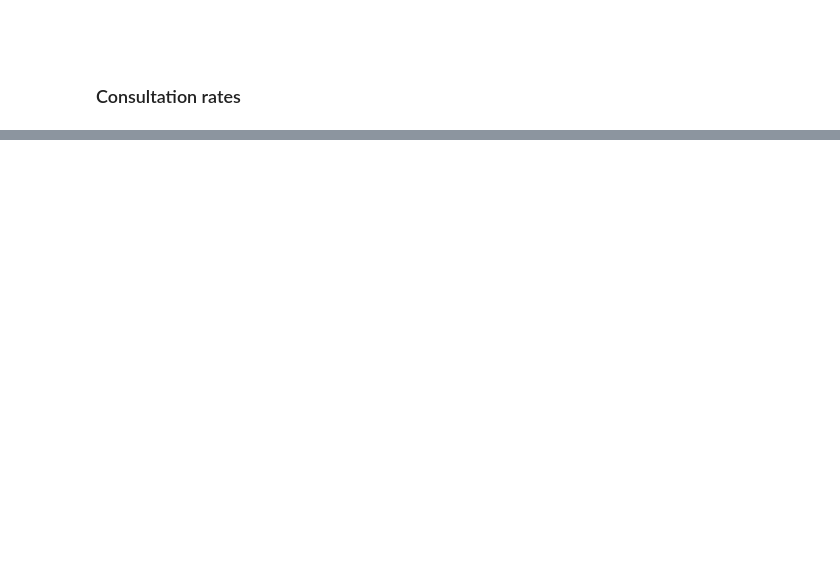
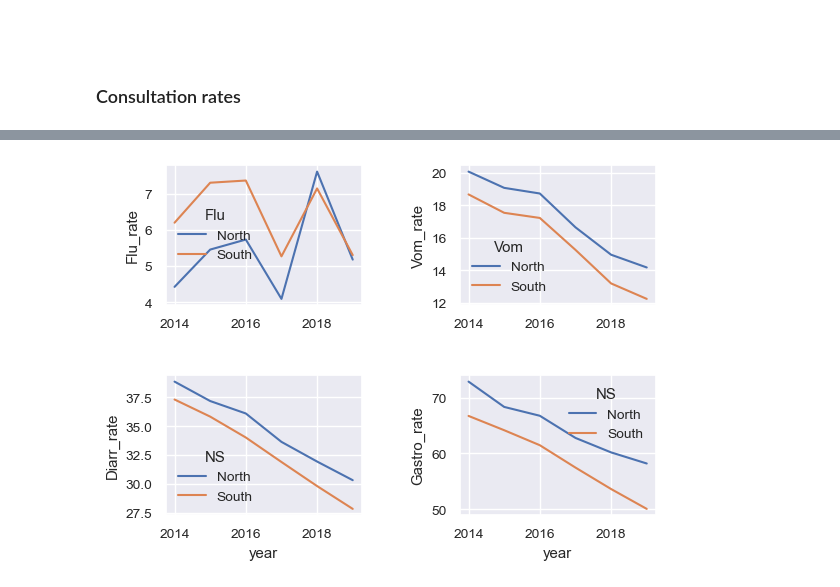
Before and after one commit to premodelling/practitioners, a Jupyter notebook: notebooks/practitioners.ipynb, the cells around one changed output, grey strips where cells are left out. Drawn from its saved outputs; the diff is of its cells as text; code cells hidden in the pictures; blank space fills up the shorter version.

```diff
--- a/notebooks/practitioners.ipynb
+++ b/notebooks/practitioners.ipynb
@@ -7,3 +15,6 @@ import numpy as np
+# %%
+sns.set(font_scale=1)
+az.style.use('arviz-darkgrid')
 # %% [markdown]
 <br>
 <br>
@@ -176,3 +322,7 @@ aggNS
 <br>
 
 ### Consultation rates
+# %%
+classes = ['Flu_OBS', 'Vom_OBS', 'Diarr_OBS', 'Gastro_OBS']
+rates =  100000 * np.true_divide(aggNS[classes], aggNS[['Total']])
+aggNS.loc[:, ['Flu_rate', 'Vom_rate', 'Diarr_rate', 'Gastro_rate']] = rates.to_numpy()
@@ -178,0 +351,3 @@ aggNS
+# %%
+aggNSTable = aggNS.reset_index()
+aggNSTable.head()
@@ -178,0 +361,18 @@ aggNS
+# %%
+sns.set(font_scale=0.9)
+fig, axes = plt.subplots(nrows=2, ncols=2, figsize=(7, 5))
+
+plt.subplots_adjust(left=0.20, bottom=0.2, right=0.9, top=0.9, hspace=0.5, wspace=0.5)
+
+g = sns.lineplot(x='year', y='Flu_rate', hue='NS', data=aggNSTable, ax=axes[0, 0])
+g.legend(title='Flu', loc='center left')
+g.set_xlabel('')
+
+g = sns.lineplot(x='year', y='Vom_rate', hue='NS', data=aggNSTable, ax=axes[0, 1])
+g.legend(title='Vom')
+g.set_xlabel('')
+
+sns.lineplot(x='year', y='Diarr_rate', hue='NS', data=aggNSTable, ax=axes[1, 0]);
+sns.lineplot(x='year', y='Gastro_rate', hue='NS', data=aggNSTable, ax=axes[1, 1]);
+# %% [output]
+[figure, added]
```
Also changed, not shown: parts of 19 cells of this notebook.
